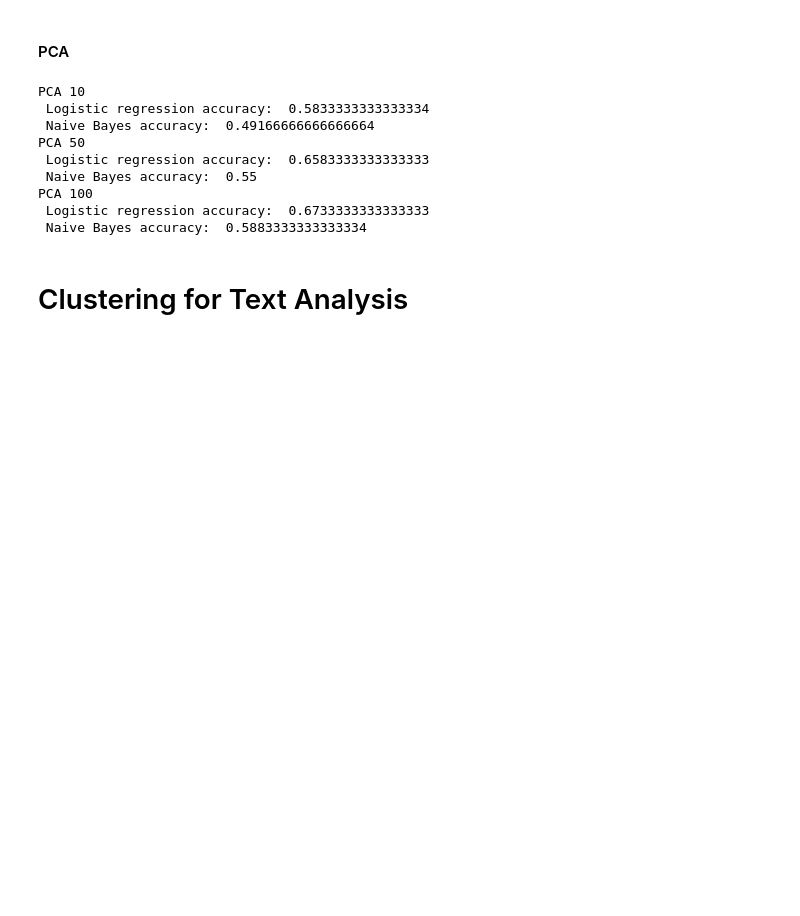
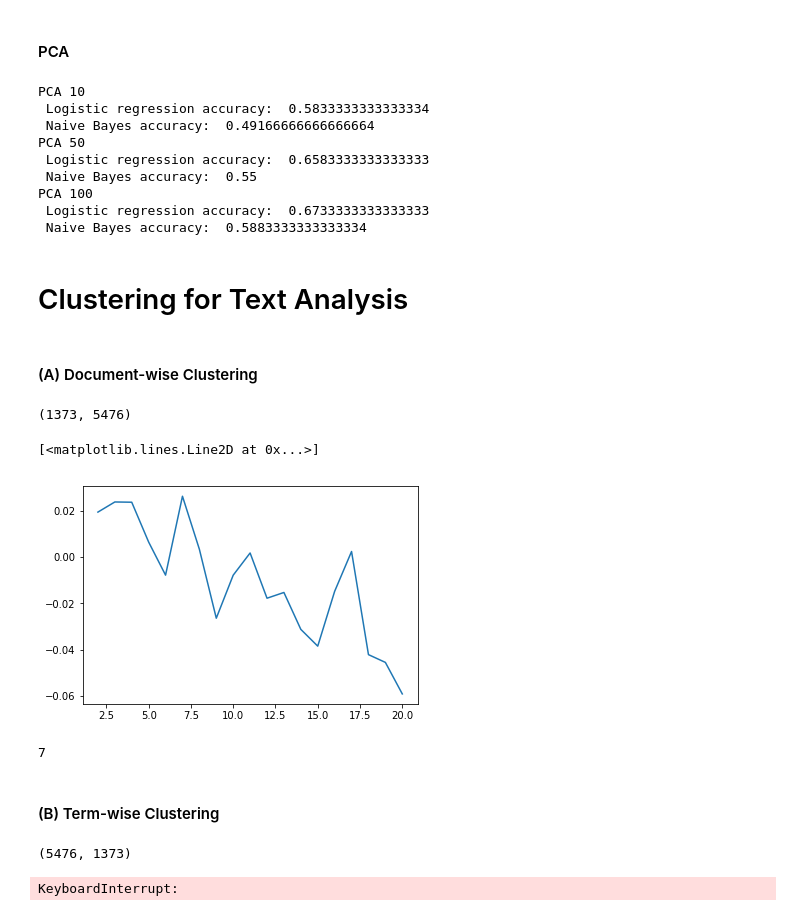
Before and after one commit to simirajpal/Applied-Machine-Learning, a Jupyter notebook: Assignment_3/Homework3_Code.ipynb, the cells around one changed output. Cells and saved outputs as stored; diff of their text form; code cells hidden in the pictures; blank space fills up the shorter version.

Commit message:
added code for clustering

```diff
--- a/Assignment_3/Homework3_Code.ipynb
+++ b/Assignment_3/Homework3_Code.ipynb
@@ -374,0 +379,24 @@ PCA 100
+# %% [markdown]
+#### (A) Document-wise Clustering
+# %%
+documents = np.load('science2k-doc-word.npy')
+# %%
+documents.shape
+# %% [output]
+(1373, 5476)
+# %%
+sil = []
+ks = []
+for k in range(2, 21):
+    kmeans = KMeans(n_clusters = k, max_iter = 10000).fit(documents)
+    labels = kmeans.labels_
+
+    # determine whether the documents are labeled correctly
+    sil.append(silhouette_score(documents, labels, metric = 'euclidean'))
+
+    ks.append(k)
+# %%
+plt.plot(ks, sil)
+# %% [output]
+[<matplotlib.lines.Line2D at 0x...>]
+[figure, added]
@@ -374,0 +405,4 @@ PCA 100
+# %%
+print(best_k)
+# %% [output]
+7
@@ -374,0 +415,2 @@ PCA 100
+# %% [markdown]
+#### (B) Term-wise Clustering
@@ -374,0 +419,17 @@ PCA 100
+# %%
+words.shape
+# %% [output]
+(5476, 1373)
+# %%
+sil = []
+ks = []
+for k in range(2, 21):
+    kmeans = KMeans(n_clusters = k, max_iter = 10000).fit(words)
+    labels = kmeans.labels_
+
+    # determine whether the documents are labeled correctly
+    sil.append(silhouette_score(words, labels, metric = 'euclidean'))
+
+    ks.append(k)
+# %% [output]
+KeyboardInterrupt:
```
Also changed, not shown: parts of 10 cells of this notebook, 3 other files.
